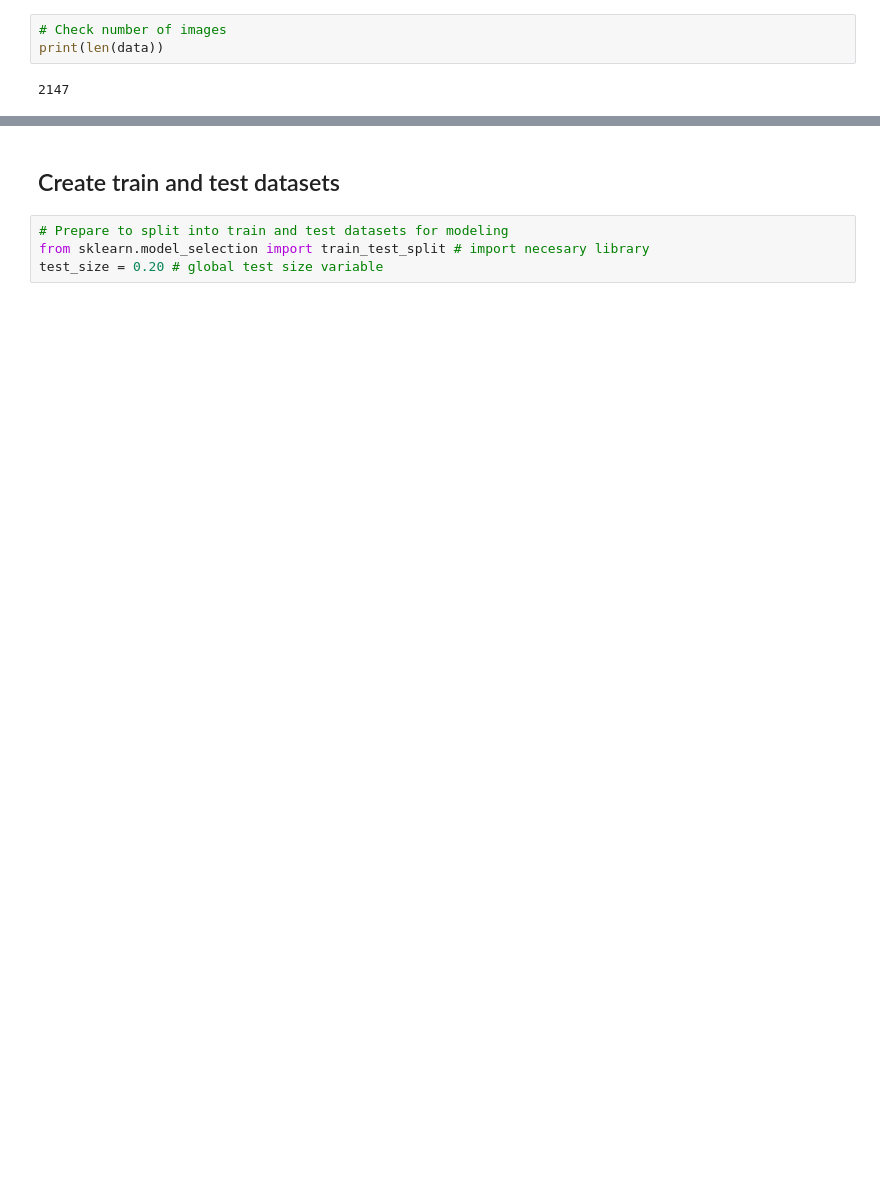
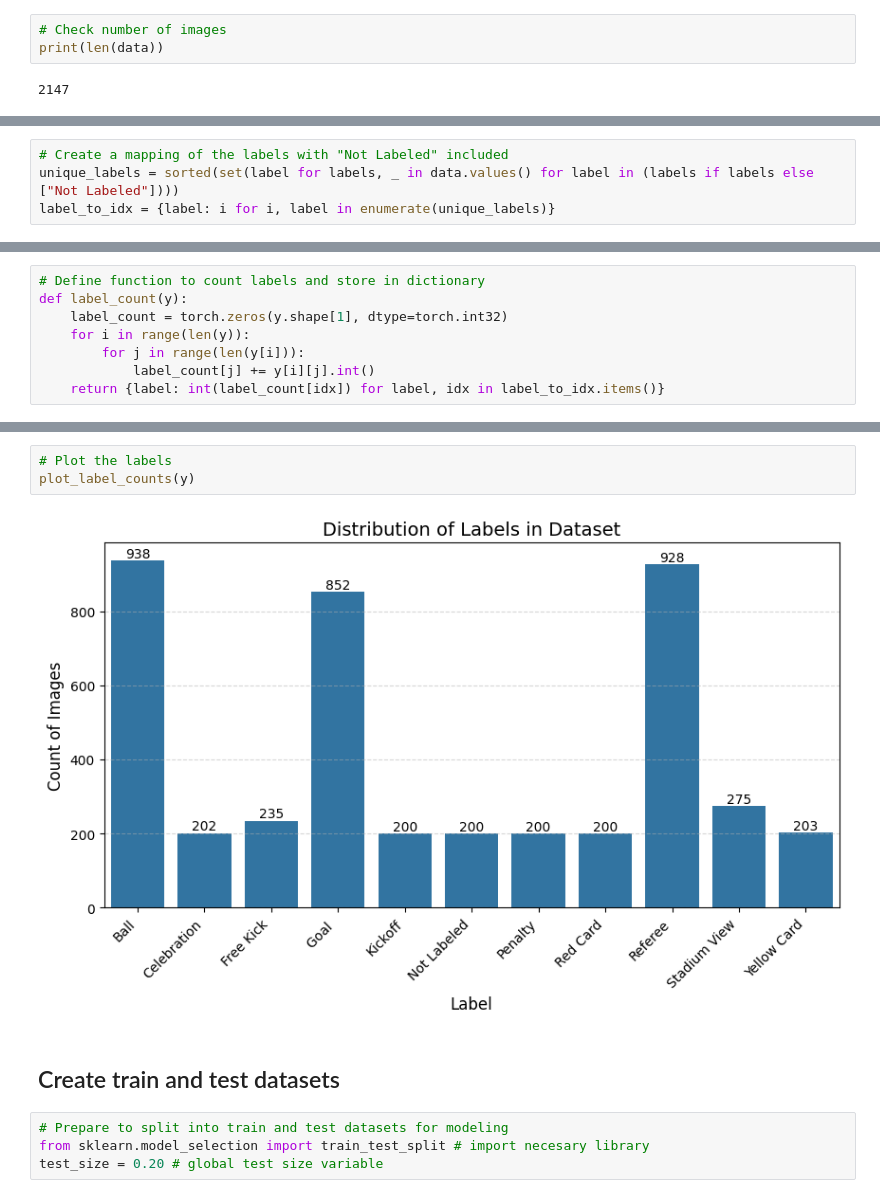
Before and after one commit to mtricanowicz/DSBA6165_Project, a Jupyter notebook: DSBA-6165 - Project - Stage 4 - Baseline Model.ipynb, the cells around one changed output, grey strips where cells are left out. Saved outputs shown, nothing was run; the diff lists cells and outputs as text; blank space fills up the shorter version.

```diff
--- a/DSBA-6165 - Project - Stage 4 - Baseline Model.ipynb
+++ b/DSBA-6165 - Project - Stage 4 - Baseline Model.ipynb
@@ -36,0 +43,4 @@ print(len(data))
+# %%
+# Create a mapping of the labels with "Not Labeled" included
+unique_labels = sorted(set(label for labels, _ in data.values() for label in (labels if labels else ["Not Labeled"])))
+label_to_idx = {label: i for i, label in enumerate(unique_labels)}
@@ -37 +58,9 @@ print(len(data))
+# %%
+# Define function to count labels and store in dictionary
+def label_count(y):
+    label_count = torch.zeros(y.shape[1], dtype=torch.int32)
+    for i in range(len(y)):
+        for j in range(len(y[i])):
+            label_count[j] += y[i][j].int()
+    return {label: int(label_count[idx]) for label, idx in label_to_idx.items()}
 # %%
@@ -76,3 +98,8 @@ plt.show()
+# %%
+# Plot the labels
+plot_label_counts(y)
+# %% [output]
+[figure, added]
 # %% [markdown]
 ## Create train and test datasets
 # %%
```
Also changed, not shown: parts of 25 cells of this notebook.
